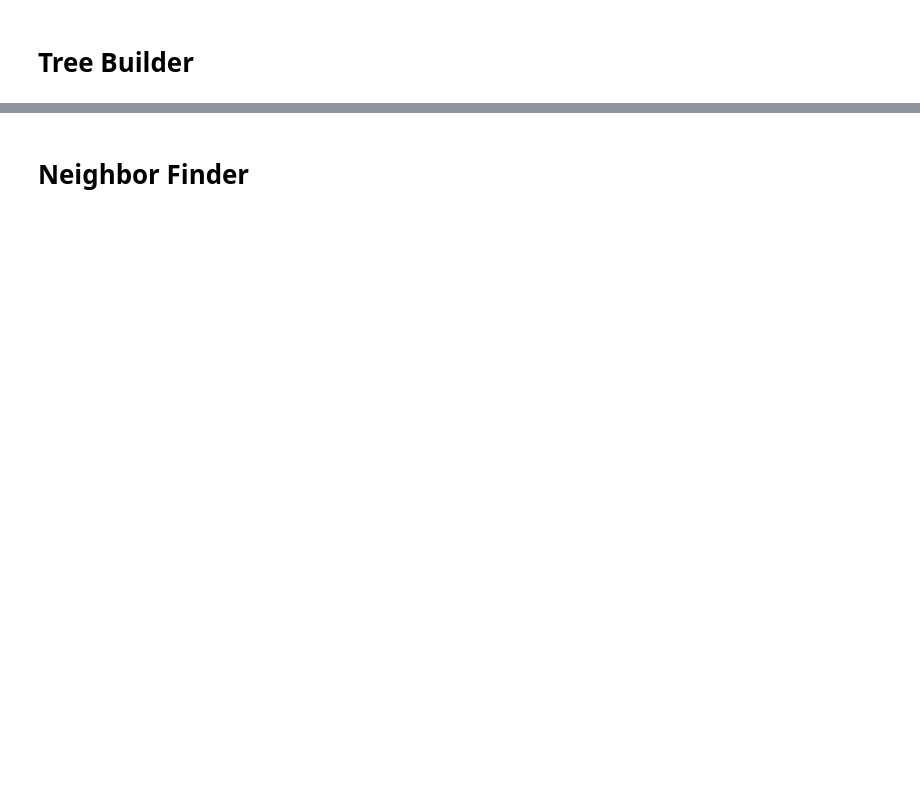
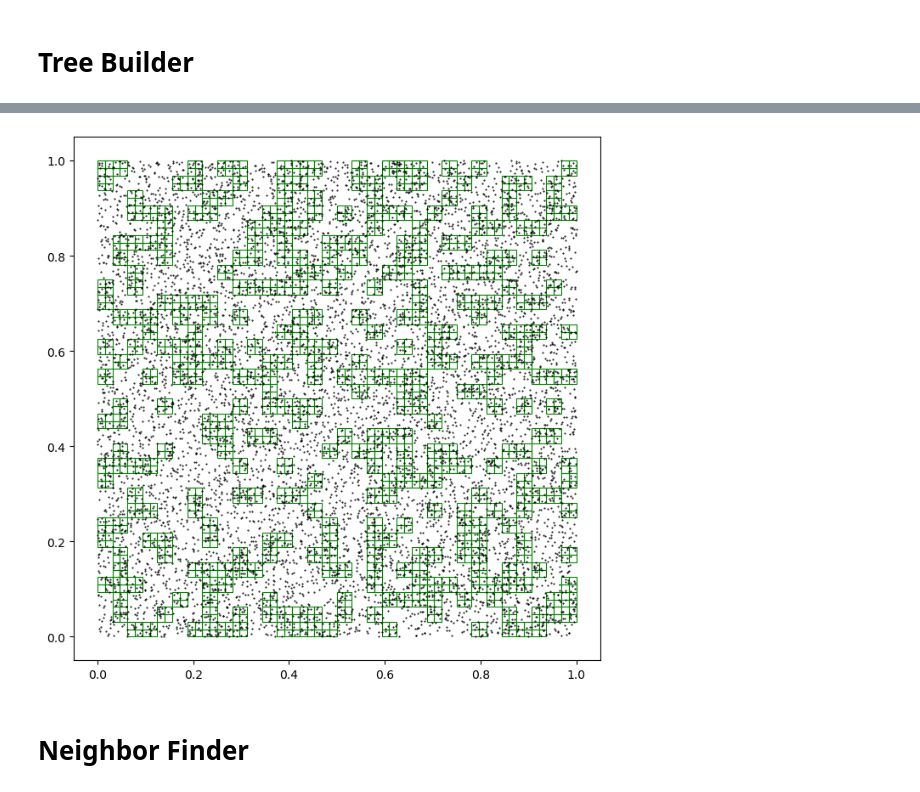
Before and after one commit to JackNarvaez/Rusph, a Jupyter notebook: Temp_Plots/Find Neighbors.ipynb, the cells around one changed output, grey strips where cells are left out. Cells and saved outputs as stored; diff of their text form; code cells hidden in the pictures; blank space fills up the shorter version.

```diff
--- a/Temp_Plots/Find Neighbors.ipynb
+++ b/Temp_Plots/Find Neighbors.ipynb
@@ -40,3 +40,19 @@ plt.show()
+# %%
+from matplotlib.patches import Rectangle
+
+col=["k","blue", "green", "crimson", "orange", "yellow", "red"]
+fig = plt.figure(figsize=(8,8))
+
+for i in range(tree.shape[0]):
+    if tree["depth"][i] == 2:
+        plt.gca().add_patch(Rectangle((tree["x_min"][i],tree["y_min"][i]),tree["side"][i],tree["side"][i],
+                    edgecolor=col[tree["depth"][i]],
+                    facecolor='none',
+                    lw=0.8))
+plt.plot(sdf['x'], sdf['y'], '.', color='k', ms=1)
+plt.show()
+# %% [output]
+[figure, added]
 # %% [markdown]
 # Neighbor Finder
 # %%
```
Also changed, not shown: parts of 3 cells of this notebook, 2 other files.
